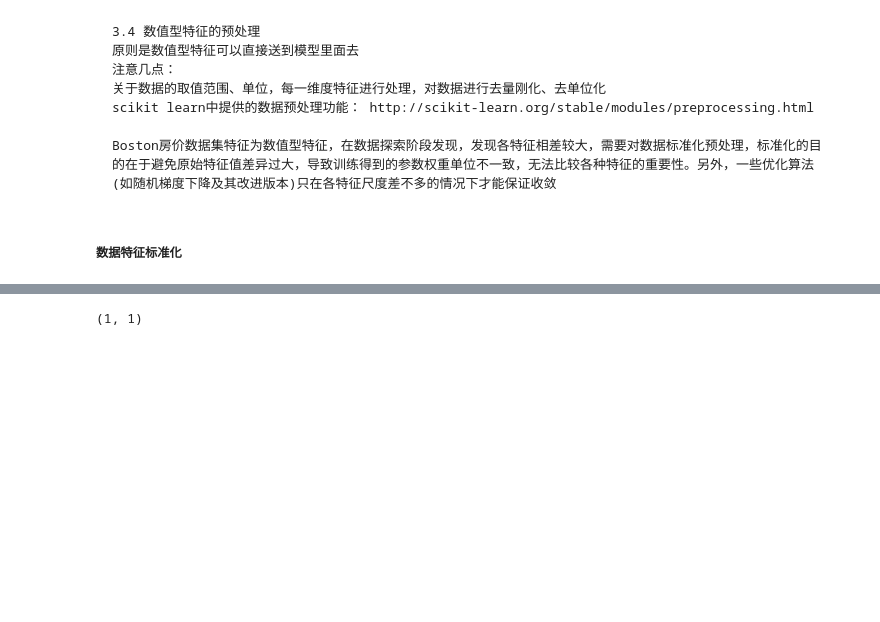
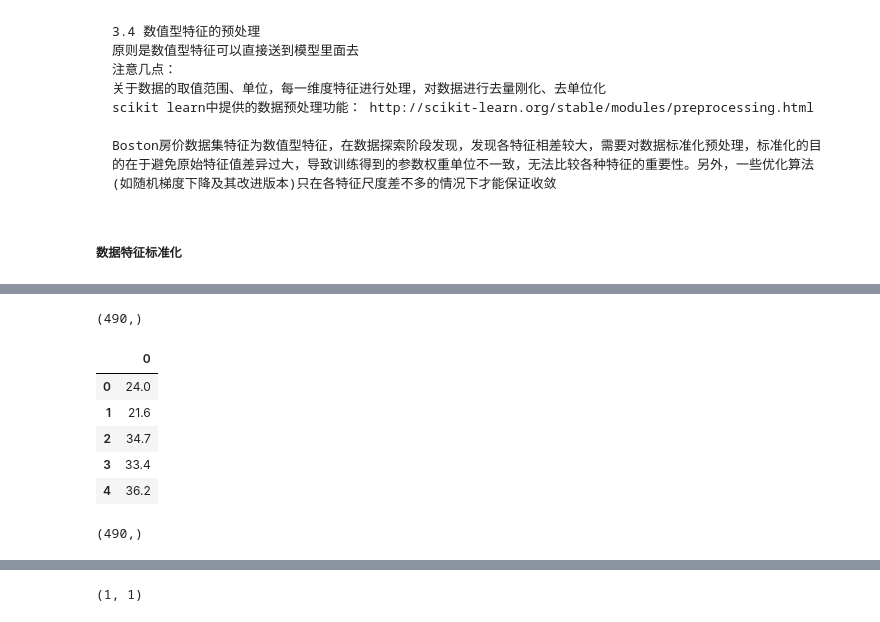
Before and after one commit to TianYu-hpu/machine_learning, a Jupyter notebook: BosonHousePrice-FeatureEngineering.ipynb, the cells around one changed output, grey strips where cells are left out. Saved outputs shown, nothing was run; the diff lists cells and outputs as text; code cells hidden in the pictures; blank space fills up the shorter version.

```diff
--- a/BosonHousePrice-FeatureEngineering.ipynb
+++ b/BosonHousePrice-FeatureEngineering.ipynb
@@ -158,8 +174,8 @@ X = ss_X.fit_transform(X)
 y = np.array(y)
 #对y做标准化不是必须的
 #对y标准化的好处是不同问题的w差异不太大，同时正则参数范围也有限
-y = ss_y.fit_transform(y[0].reshape(-1, 1))
-log_y = ss_y.fit_transform(log_y[0].reshape(-1, 1))
+#y = ss_y.fit_transform(y[0].reshape(-1, 1))
+#log_y = ss_log_y.fit_transform(log_y[0].reshape(-1, 1))
 # %%
 X.shape
 # %% [output]
@@ -166,0 +196,17 @@ X.shape
+# %%
+y.shape
+# %% [output]
+(490,)
+# %%
+pd.DataFrame(y).head()
+# %% [output]
+|  | 0 |
+| 0 | 24.0 |
+| 1 | 21.6 |
+| 2 | 34.7 |
+| 3 | 33.4 |
+| 4 | 36.2 |
+# %%
+log_y.shape
+# %% [output]
+(490,)
```
Also changed, not shown: parts of 16 cells of this notebook, 1 other file.
